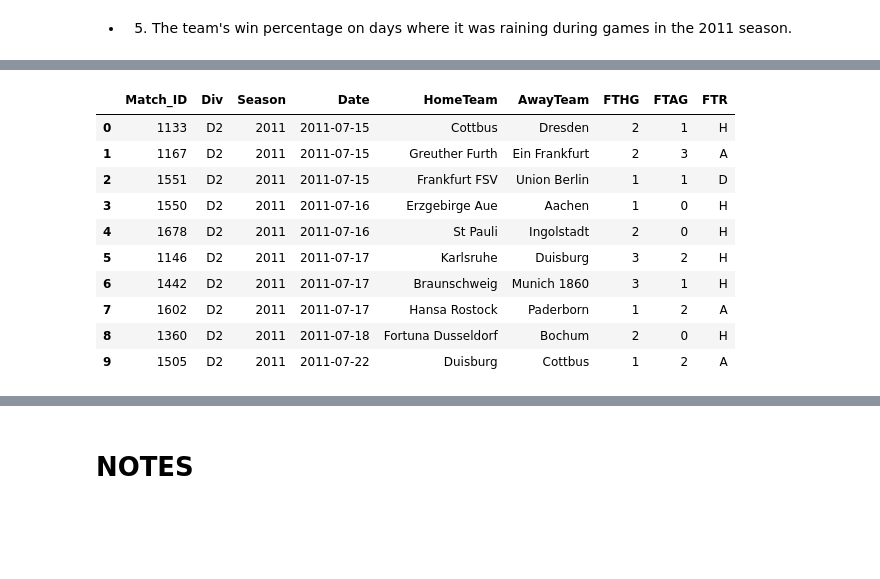
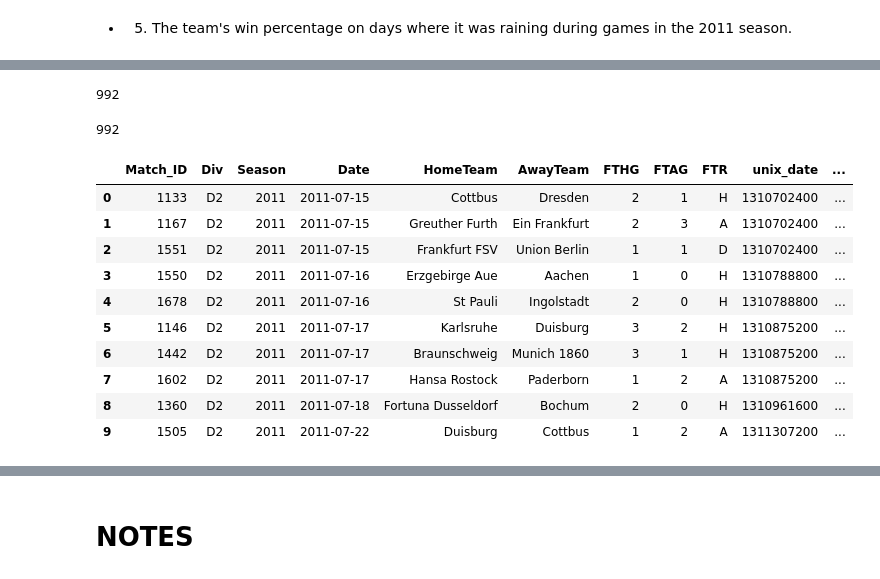
Before and after one commit to phoebetwong/flatiron_mod2proj, a Jupyter notebook: mod2lab_PW_noon.ipynb, the cells around one changed output, grey strips where cells are left out. Cells and saved outputs as stored; diff of their text form; code cells hidden in the pictures; blank space fills up the shorter version.

Commit message:
merged with rain data

```diff
--- a/mod2lab_PW_noon.ipynb
+++ b/mod2lab_PW_noon.ipynb
@@ -700,0 +727,10 @@ Note that for this last calculation, you'll need to figure out if it was raining
+# %%
+api_key = 'cd35acf369b55daae38db9a2dd08b546'
+
+url_base = 'https://api.darksky.net/forecast/'
+longitude = '52.5200'
+latitude = '13.4050'
+
+dfdate = dfd.copy()
+dfdate['unix_date'] = dfdate.Date.apply(lambda s: str(round(time.mktime(datetime.datetime.strptime(s, "%Y-%m-%d").timetuple()))))
+dfdate['url'] = url_base + api_key + '/' + longitude + ',' + latitude + ',' + dfdate['unix_date']
@@ -700,0 +743,14 @@ Note that for this last calculation, you'll need to figure out if it was raining
+# %%
+rain = []
+for element in dfdate['url']:
+    response = requests.get(element)
+#     if response.status_code != 200:
+#         return response.status_code
+    soup = BeautifulSoup(response.text)
+    par1 = soup.find_all('p') # return back list
+    par2 = par1[0] # soup object inside list
+    par3 = par2.contents[0] # contents convert soup to text
+    raini = json.loads(par3)
+    rain.append(raini['daily']['data'][0]['precipIntensity'])
+
+rain
@@ -700,0 +788,2 @@ Note that for this last calculation, you'll need to figure out if it was raining
+# %%
+dfdate['Rain']=rain
@@ -701,14 +811,23 @@ Note that for this last calculation, you'll need to figure out if it was raining
+# %%
+len(dfm)
+# %% [output]
+992
+# %%
+dfall = dfm.merge(dfdate, left_on='Date', right_on = 'Date', how= 'left')
+len(dfall)
+# %% [output]
+992
 # %%
-dfm.head(10)
+dfall.head(10)
 # %% [output]
-|  | Match_ID | Div | Season | Date | HomeTeam | AwayTeam | FTHG | FTAG | FTR |
-| 0 | 1133 | D2 | 2011 | 2011-07-15 | Cottbus | Dresden | 2 | 1 | H |
-| 1 | 1167 | D2 | 2011 | 2011-07-15 | Greuther Furth | Ein Frankfurt | 2 | 3 | A |
-| 2 | 1551 | D2 | 2011 | 2011-07-15 | Frankfurt FSV | Union Berlin | 1 | 1 | D |
-| 3 | 1550 | D2 | 2011 | 2011-07-16 | Erzgebirge Aue | Aachen | 1 | 0 | H |
-| 4 | 1678 | D2 | 2011 | 2011-07-16 | St Pauli | Ingolstadt | 2 | 0 | H |
-| 5 | 1146 | D2 | 2011 | 2011-07-17 | Karlsruhe | Duisburg | 3 | 2 | H |
-| 6 | 1442 | D2 | 2011 | 2011-07-17 | Braunschweig | Munich 1860 | 3 | 1 | H |
-| 7 | 1602 | D2 | 2011 | 2011-07-17 | Hansa Rostock | Paderborn | 1 | 2 | A |
-| 8 | 1360 | D2 | 2011 | 2011-07-18 | Fortuna Dusseldorf | Bochum | 2 | 0 | H |
-| 9 | 1505 | D2 | 2011 | 2011-07-22 | Duisburg | Cottbus | 1 | 2 | A |
+|  | Match_ID | Div | Season | Date | HomeTeam | AwayTeam | FTHG | FTAG | FTR | unix_date | ... |
+| 0 | 1133 | D2 | 2011 | 2011-07-15 | Cottbus | Dresden | 2 | 1 | H | 1310702400 | ... |
+| 1 | 1167 | D2 | 2011 | 2011-07-15 | Greuther Furth | Ein Frankfurt | 2 | 3 | A | 1310702400 | ... |
+| 2 | 1551 | D2 | 2011 | 2011-07-15 | Frankfurt FSV | Union Berlin | 1 | 1 | D | 1310702400 | ... |
+| 3 | 1550 | D2 | 2011 | 2011-07-16 | Erzgebirge Aue | Aachen | 1 | 0 | H | 1310788800 | ... |
+| 4 | 1678 | D2 | 2011 | 2011-07-16 | St Pauli | Ingolstadt | 2 | 0 | H | 1310788800 | ... |
+| 5 | 1146 | D2 | 2011 | 2011-07-17 | Karlsruhe | Duisburg | 3 | 2 | H | 1310875200 | ... |
+| 6 | 1442 | D2 | 2011 | 2011-07-17 | Braunschweig | Munich 1860 | 3 | 1 | H | 1310875200 | ... |
+| 7 | 1602 | D2 | 2011 | 2011-07-17 | Hansa Rostock | Paderborn | 1 | 2 | A | 1310875200 | ... |
+| 8 | 1360 | D2 | 2011 | 2011-07-18 | Fortuna Dusseldorf | Bochum | 2 | 0 | H | 1310961600 | ... |
+| 9 | 1505 | D2 | 2011 | 2011-07-22 | Duisburg | Cottbus | 1 | 2 | A | 1311307200 | ... |
```
Also changed, not shown: parts of 14 cells of this notebook, 2 other files.
